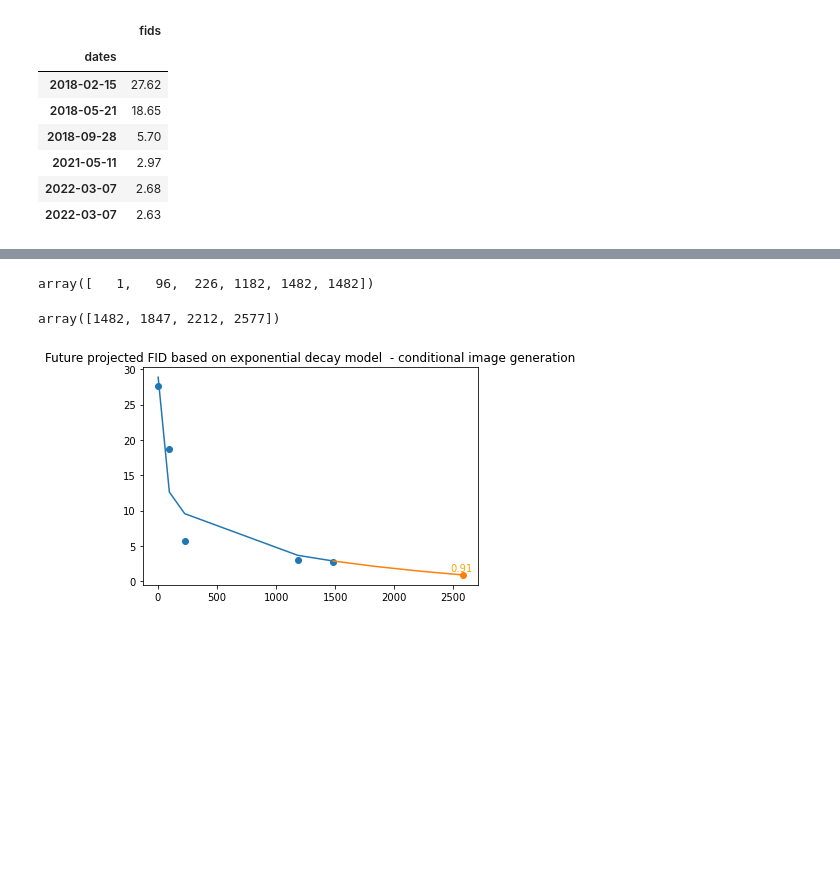
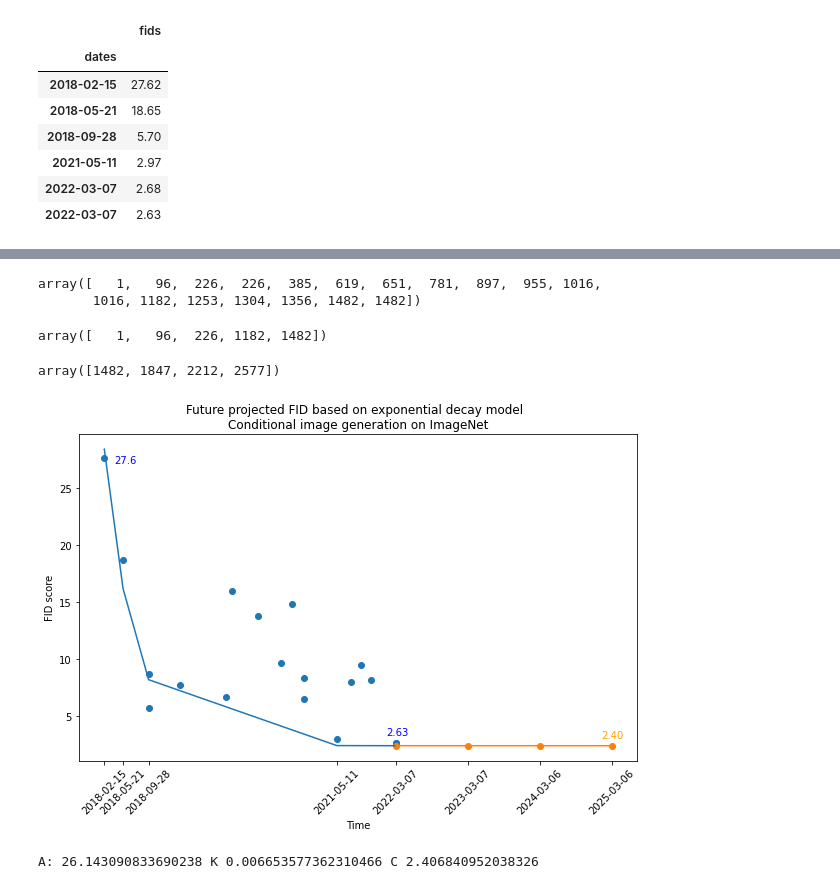
Before and after one commit to solalatus/deepfake_popularity, a Jupyter notebook: paperswithcode_downloader.ipynb, the cells around one changed output, grey strips where cells are left out. Saved outputs shown, nothing was run; the diff lists cells and outputs as text; code cells hidden in the pictures; blank space fills up the shorter version.

```diff
--- a/paperswithcode_downloader.ipynb
+++ b/paperswithcode_downloader.ipynb
@@ -231,7 +238,7 @@ plt.show()
 # %% [output]
 [figure]
 # %%
-imagenet_results = client.evaluation_result_list(evaluation_id=all_evaluation_tables[6].id).results
+imagenet_results = client.evaluation_result_list(evaluation_id="conditional-image-generation-on-imagenet").results
 imagenet_results
 # %% [output]
 [Result(id='47c2e8e0-b98d-45a6-8e9d-101e1d444b3d', best_rank=1, metrics={'FID': '2.63', 'Inception score': '159.72'}, methodology='ADM-G + EDS (ED-DPM, classifier_scale=0.4)', uses_additional_data=Fal ...
@@ -332,3 +339,6 @@ targets
 | 2021-05-11 | 2.97 |
 | 2022-03-07 | 2.68 |
 | 2022-03-07 | 2.63 |
+# %%
+targets.iloc[4]=None
+targets.dropna(inplace=True)
@@ -335,43 +355,70 @@ targets
 # %%
 import numpy as np
 
-basedate = pd.to_datetime(targets.index[0])
+basedate = pd.to_datetime(imagenet_df.index[0])
 
-times = pd.to_datetime(targets.index).to_series().apply(lambda x: (x - basedate).days).values +1
-times
+full_times = pd.to_datetime(imagenet_df.index).to_series().apply(lambda x: (x - basedate).days).values +1
+full_times
 # %% [output]
-array([   1,   96,  226, 1182, 1482, 1482])
+array([   1,   96,  226,  226,  385,  619,  651,  781,  897,  955, 1016,
+       1016, 1182, 1253, 1304, 1356, 1482, 1482])
+# %%
+basedate = pd.to_datetime(targets.index[0])
+
+times = pd.to_datetime(targets.index).to_series().apply(lambda x: (x - basedate).days).values +1
+times
+# %% [output]
+array([   1,   96,  226, 1182, 1482])
 # %%
 future = np.array([times[-1]+x*365 for x in range(4)])
 future
 # %% [output]
 array([1482, 1847, 2212, 2577])
+# %%
+future_dates = []
+for i in range(4):
+    future_dates.append((pd.to_datetime(imagenet_df.index[-1])+ pd.to_timedelta(i*365, unit='d')).strftime("%Y-%m-%d"))
 # %%
 import scipy as sp
 import scipy.optimize
 
+
 def model_func(t, A, K, C):
-    return (A * (np.log(K * t) / np.log(0.5))) + C
+    return A * (1-K)**t + C
 
 def fit_exp_nonlinear(t, y):
-    opt_parms, parm_cov = sp.optimize.curve_fit(model_func, t, y, maxfev=1000)
+    opt_parms, parm_cov = sp.optimize.curve_fit(model_func, t, y, maxfev=100)
     A, K, C = opt_parms
     return A, K, C
 
-A, K, C = fit_exp_nonlinear(times[:-1], targets.fids.values[:-1])
-fit_y = model_func(times[:-1], A, K, C)
+A, K, C = fit_exp_nonlinear(times, targets.fids.values)
+fit_y = model_func(times, A, K, C)
 
 future_y = model_func(future, A, K, C)
 
-plt.plot(times[:-1], fit_y)
-plt.scatter(times[:-1], targets.fids.values[:-1])
+
+fig, ax = plt.subplots()
+plt.gcf().set_size_inches(10, 6)
+plt.plot(times, fit_y)
+plt.scatter(full_times, imagenet_df.fids)
 plt.plot(future, future_y)
-plt.scatter(future[-1:], future_y[-1:])
+plt.scatter(future, future_y)
+plt.xticks(ticks=list(times)+list(future[1:]), labels=list(targets.index)+future_dates[1:],rotation = 45)
 
-plt.text(future[-1]-100, future_y[-1]+0.5, str(future_y[-1])[:4], color="orange")
-plt.title("Future projected FID based on exponential decay model  - conditional image generation")
+ax.set_xlabel("Time")
+ax.set_ylabel("FID score")
+
+plt.text(times[0]+50, targets.fids.values[0]-0.5, str(targets.fids.values[0])[:4], color="blue")
+
+
+plt.text(times[-1]-50, targets.fids.values[-1]+0.7, str(targets.fids.values[-1])[:4], color="blue")
+
+plt.text(future[-1]-50, future_y[-1]+0.7, str(future_y[-1])[:4], color="orange")
+plt.title("Future projected FID based on exponential decay model  \n\
+Conditional image generation on ImageNet")
 plt.show()
-#print(A, K, C)
+print("A:",A,"K",K,"C",C)
 #print(fit_y)
 # %% [output]
-[figure, old version]
+[figure, new version]
+A: 26.143090833690238 K 0.006653577362310466 C 2.406840952038326
```
Also changed, not shown: parts of 12 cells of this notebook.
